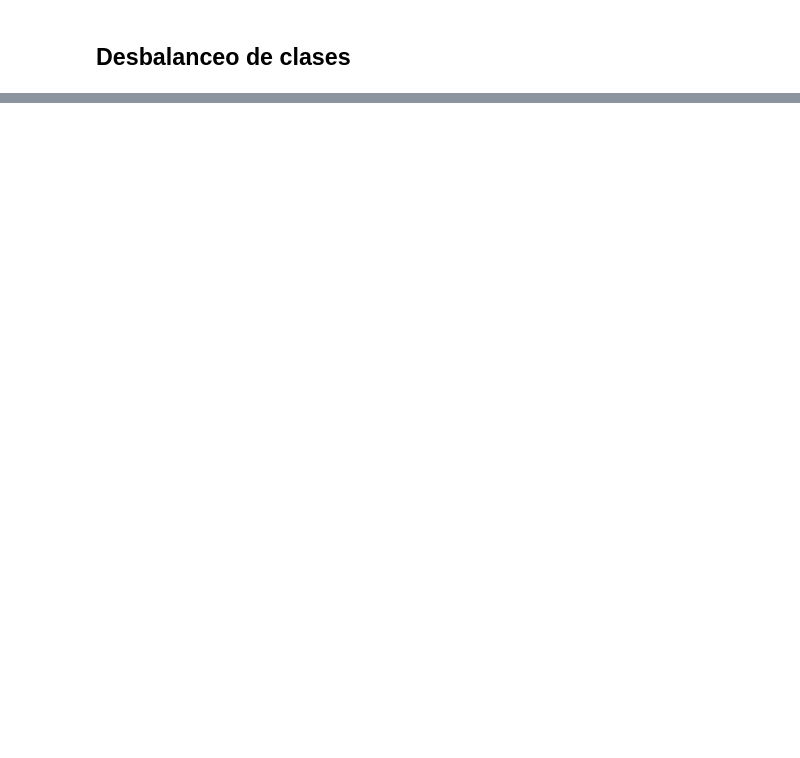
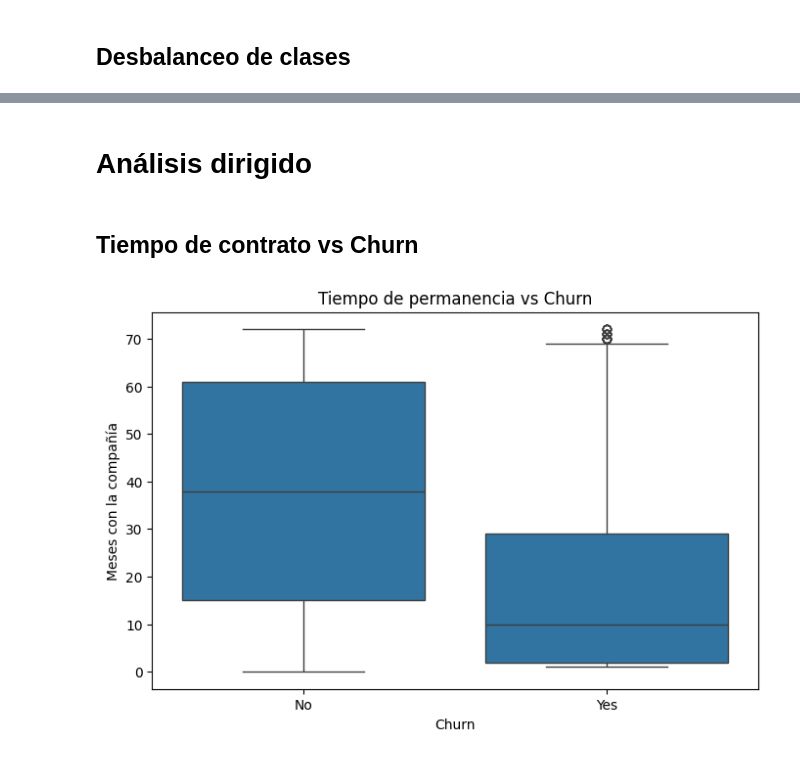
Before and after one commit to AndreaCisneros/challenge-telecomx-2, a Jupyter notebook: telecomx-2.ipynb, the cells around one changed output, grey strips where cells are left out. Drawn from its saved outputs; the diff is of its cells as text; code cells hidden in the pictures; blank space fills up the shorter version.

```diff
--- a/telecomx-2.ipynb
+++ b/telecomx-2.ipynb
@@ -203,0 +269,15 @@ Porcentaje de clientes que NO han cancelado el servicio: 73.46%
+# %% [markdown]
+# **Análisis dirigido**
+# %% [markdown]
+## Tiempo de contrato vs Churn
+# %%
+plt.figure(figsize=(8,5))
+sns.boxplot(x='churn', y='customer_tenure', data=data)
+
+plt.title('Tiempo de permanencia vs Churn')
+plt.xlabel('Churn')
+plt.ylabel('Meses con la compañía')
+
+plt.show()
+# %% [output]
+[figure, added]
```
Also changed, not shown: parts of 24 cells of this notebook.
